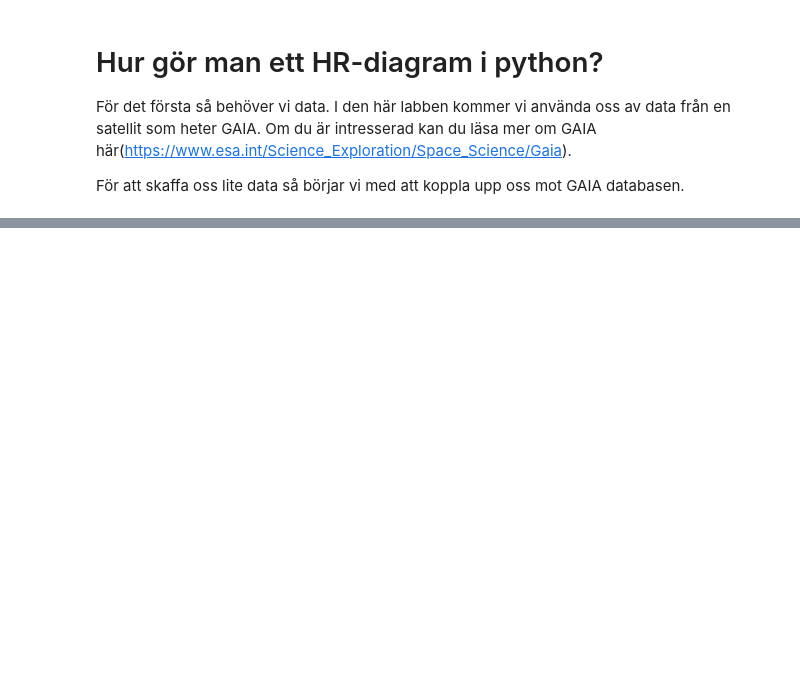
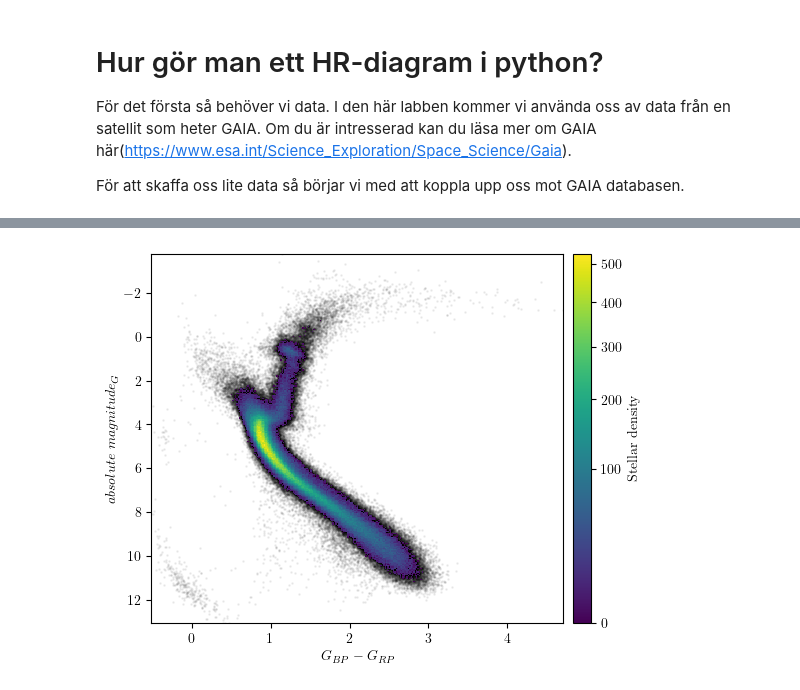
Before and after one commit to Hobbit0419/Rymd_Forskar_Skolan_RFS, a Jupyter notebook: Astronomi/HR-Diagram.ipynb, the cells around one changed output, grey strips where cells are left out. Cells and saved outputs as stored; diff of their text form; code cells hidden in the pictures; blank space fills up the shorter version.

```diff
--- a/Astronomi/HR-Diagram.ipynb
+++ b/Astronomi/HR-Diagram.ipynb
@@ -8,4 +8,9 @@ För att skaffa oss lite data så börjar vi med att koppla upp oss mot GAIA dat
 #Först börjar vi med att importera alla bibliotek vi behöver. KÖR ALLTID DENNA innan nått annat!!!
 
 import numpy as np
-from matplotlib import pyplot as plt
+from astroquery.gaia import Gaia
+import astropy.units as u
+from astropy.coordinates import SkyCoord
+import matplotlib.pyplot as plt
+from matplotlib import colors
+plt.rc('text', usetex=True)
@@ -46,0 +24,21 @@ Table length=100000
+# %%
+
+
+q_test = """
+SELECT  phot_g_mean_mag+5-5*log10(1000/parallax) as abs_mag, bp_rp
+FROM gaiadr3.gaia_source_lite
+WHERE DISTANCE(323.4, -0.82, ra, dec) < 10
+AND parallax > 0
+AND bp_rp IS NOT NULL
+AND phot_g_mean_flux_over_error > 50
+AND phot_bp_mean_flux_over_error > 20
+AND phot_rp_mean_flux_over_error > 20
+AND 1000/parallax > 200
+AND parallax_over_error > 10
+"""
+
+job = Gaia.launch_job_async(q_test)
+
+results = job.get_results()
+
+results
@@ -46,0 +67,19 @@ Table length=100000
+# %%
+bp_rp = results['bp_rp'].data
+abs_mag = results['abs_mag'].data
+
+fig, ax = plt.subplots()
+
+h = ax.hist2d(bp_rp, abs_mag, bins=300, cmin=10, norm=colors.PowerNorm(0.5), zorder=0.5)
+
+ax.scatter(bp_rp, abs_mag, alpha=0.05, s=1, color='k', zorder=0)
+ax.invert_yaxis()
+
+
+cb = fig.colorbar(h[3], ax=ax, pad=0.02)
+
+ax.set_xlabel(r'$G_{BP} - G_{RP}$')
+ax.set_ylabel(r'$absolute \ magnitude_G$')
+cb.set_label(r"$\mathrm{Stellar~density}$")
+# %% [output]
+[figure, added]
```
Also changed, not shown: parts of 3 cells of this notebook, 5 other files.
